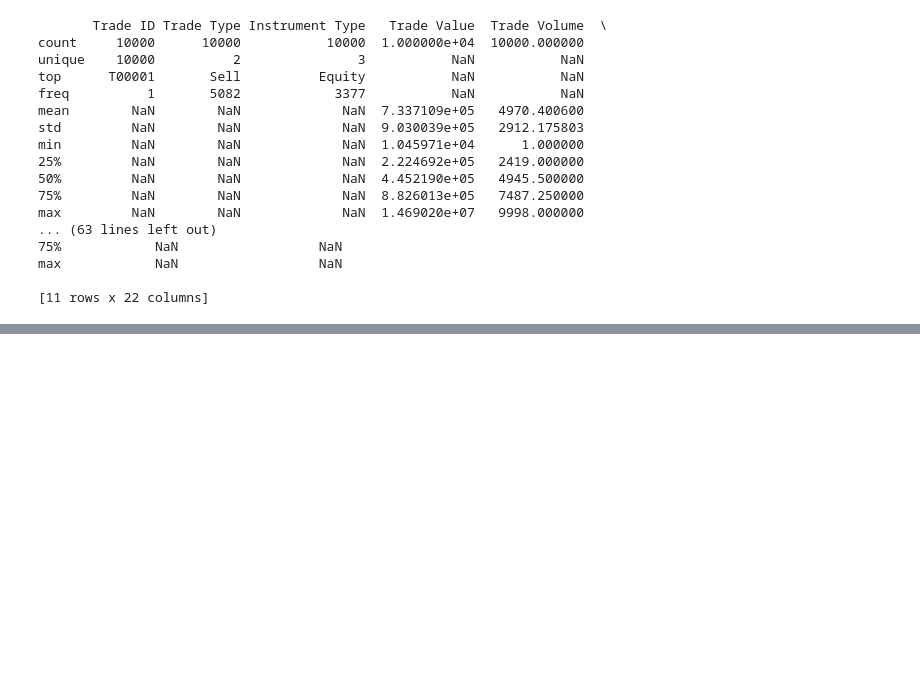
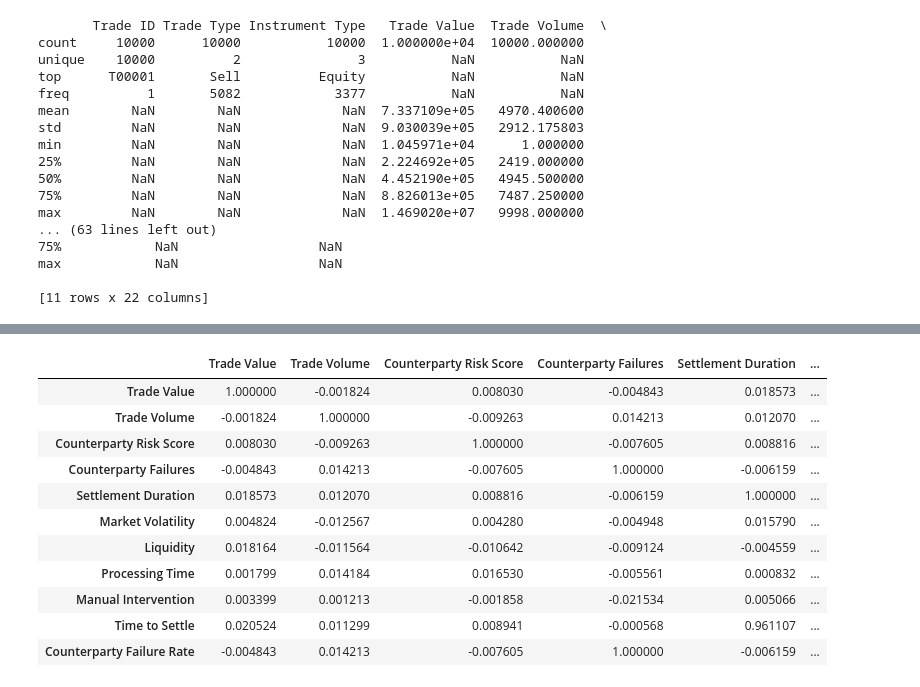
Before and after one commit to iampandiyan/TradeSettlementFailureAnalysisAndPrediction, a Jupyter notebook: 3. Univariate and Bivariate/DataAnalysis.ipynb, the cells around one changed output, grey strips where cells are left out. Cells and saved outputs as stored; diff of their text form; code cells hidden in the pictures; blank space fills up the shorter version.

```diff
--- a/3. Univariate and Bivariate/DataAnalysis.ipynb
+++ b/3. Univariate and Bivariate/DataAnalysis.ipynb
@@ -121,0 +158,15 @@ max            NaN                  NaN
+# %%
+dataset.corr(numeric_only=True)
+# %% [output]
+|  | Trade Value | Trade Volume | Counterparty Risk Score | Counterparty Failures | Settlement Duration | ... |
+| Trade Value | 1.000000 | -0.001824 | 0.008030 | -0.004843 | 0.018573 | ... |
+| Trade Volume | -0.001824 | 1.000000 | -0.009263 | 0.014213 | 0.012070 | ... |
+| Counterparty Risk Score | 0.008030 | -0.009263 | 1.000000 | -0.007605 | 0.008816 | ... |
+| Counterparty Failures | -0.004843 | 0.014213 | -0.007605 | 1.000000 | -0.006159 | ... |
+| Settlement Duration | 0.018573 | 0.012070 | 0.008816 | -0.006159 | 1.000000 | ... |
+| Market Volatility | 0.004824 | -0.012567 | 0.004280 | -0.004948 | 0.015790 | ... |
+| Liquidity | 0.018164 | -0.011564 | -0.010642 | -0.009124 | -0.004559 | ... |
+| Processing Time | 0.001799 | 0.014184 | 0.016530 | -0.005561 | 0.000832 | ... |
+| Manual Intervention | 0.003399 | 0.001213 | -0.001858 | -0.021534 | 0.005066 | ... |
+| Time to Settle | 0.020524 | 0.011299 | 0.008941 | -0.000568 | 0.961107 | ... |
+| Counterparty Failure Rate | -0.004843 | 0.014213 | -0.007605 | 1.000000 | -0.006159 | ... |
```
Also changed, not shown: parts of 8 cells of this notebook, 5 other files.
